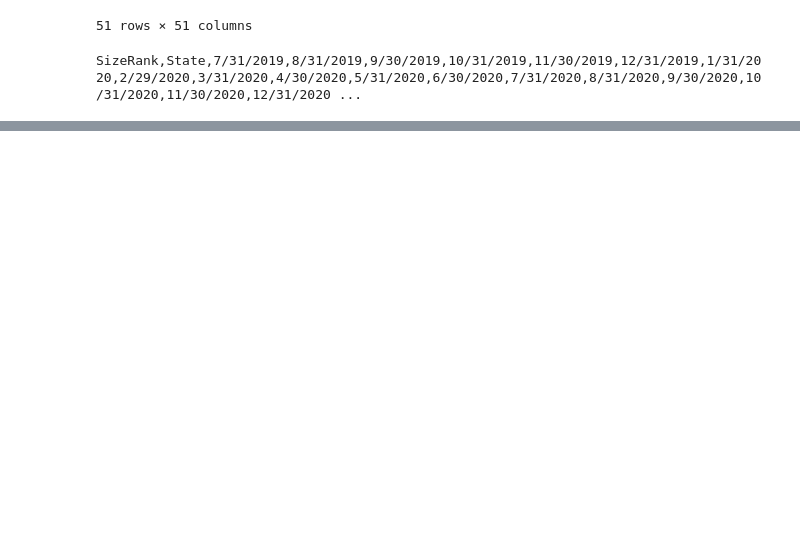
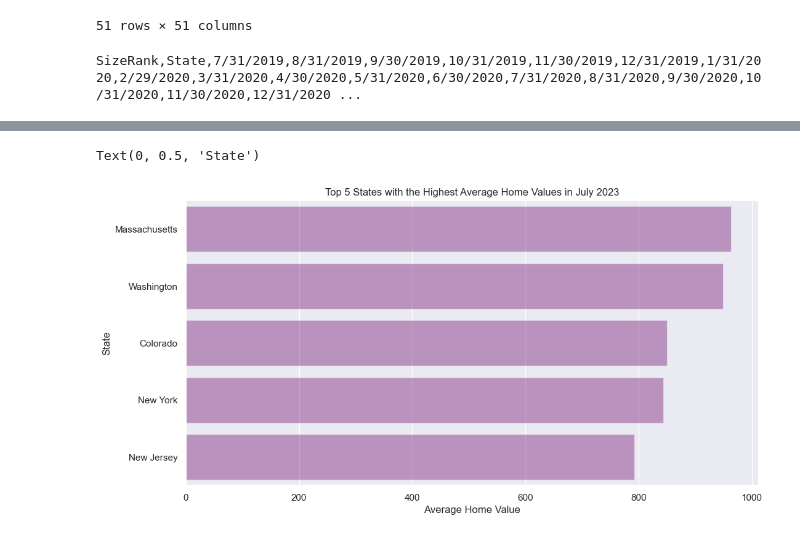
Before and after one commit to guzmanwolfrank/Data, a Jupyter notebook: SQL Zillow/ZillowProject.ipynb, the cells around one changed output, grey strips where cells are left out. Saved outputs shown, nothing was run; the diff lists cells and outputs as text; code cells hidden in the pictures; blank space fills up the shorter version.

```diff
--- a/SQL Zillow/ZillowProject.ipynb
+++ b/SQL Zillow/ZillowProject.ipynb
@@ -182,0 +145,11 @@ plt.show()
+# %%
+
+# Chart 3: Top 5 states with the highest average home values in May 2023
+plt.figure(figsize=(12, 6))
+sns.barplot(data=query_results[2], x='AvgHomeValue', y='State',color="purple", alpha=0.4)
+plt.title('Top 5 States with the Highest Average Home Values in July 2023')
+plt.xlabel('Average Home Value')
+plt.ylabel('State')
+# %% [output]
+Text(0, 0.5, 'State')
+[figure, added]
```
Also changed, not shown: parts of 4 cells of this notebook.
